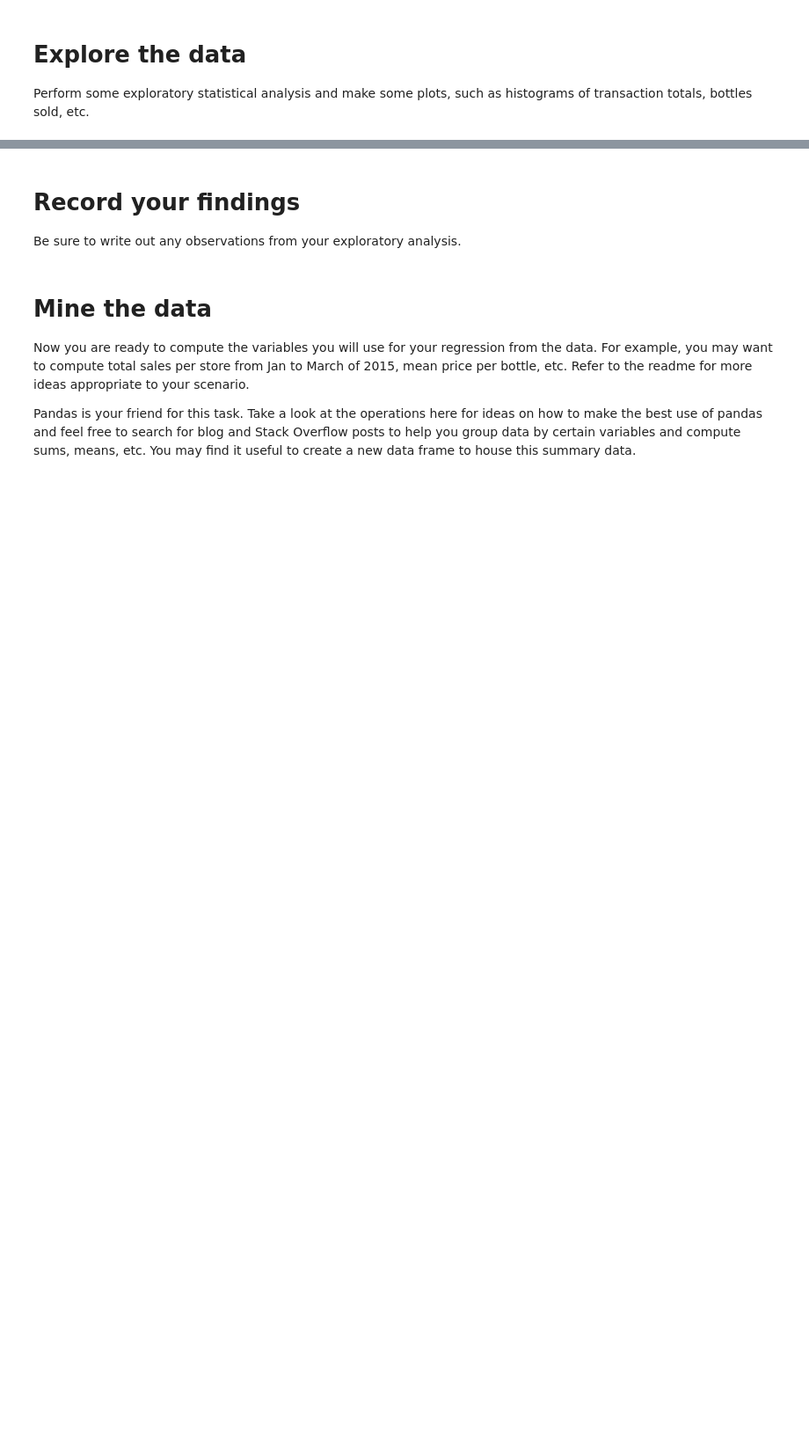
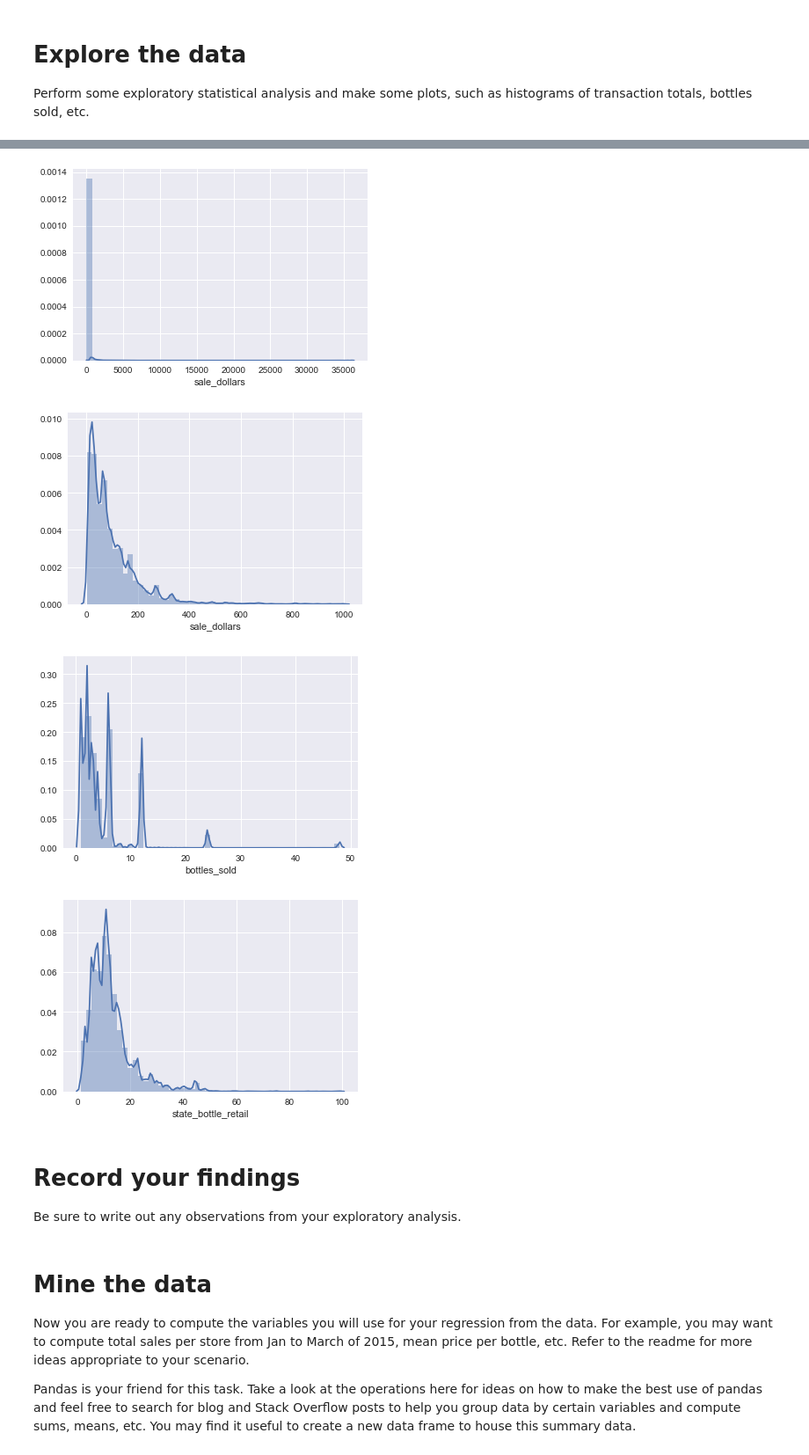
Before and after one commit to matthewbrems/old, a Jupyter notebook: projects/02-project/starter-code/project-2-starter-code-jd.ipynb, the cells around one changed output, grey strips where cells are left out. Shown at 88% size. Drawn from its saved outputs; the diff is of its cells as text; code cells hidden in the pictures; blank space fills up the shorter version.

```diff
--- a/projects/02-project/starter-code/project-2-starter-code-jd.ipynb
+++ b/projects/02-project/starter-code/project-2-starter-code-jd.ipynb
@@ -155,0 +183,14 @@ plt.show()
+# %%
+sns.distplot(liquor['sale_dollars'])
+plt.show()
+sns.distplot(liquor['sale_dollars'][liquor.sale_dollars <1000])
+plt.show()
+sns.distplot(liquor['bottles_sold'][liquor.sale_dollars <100])
+plt.show()
+sns.distplot(liquor['state_bottle_retail'][liquor.sale_dollars <100])
+plt.show()
+# %% [output]
+[figure, added]
+[figure, added]
+[figure, added]
+[figure, added]
```
Also changed, not shown: parts of 31 cells of this notebook, 3 other files.
